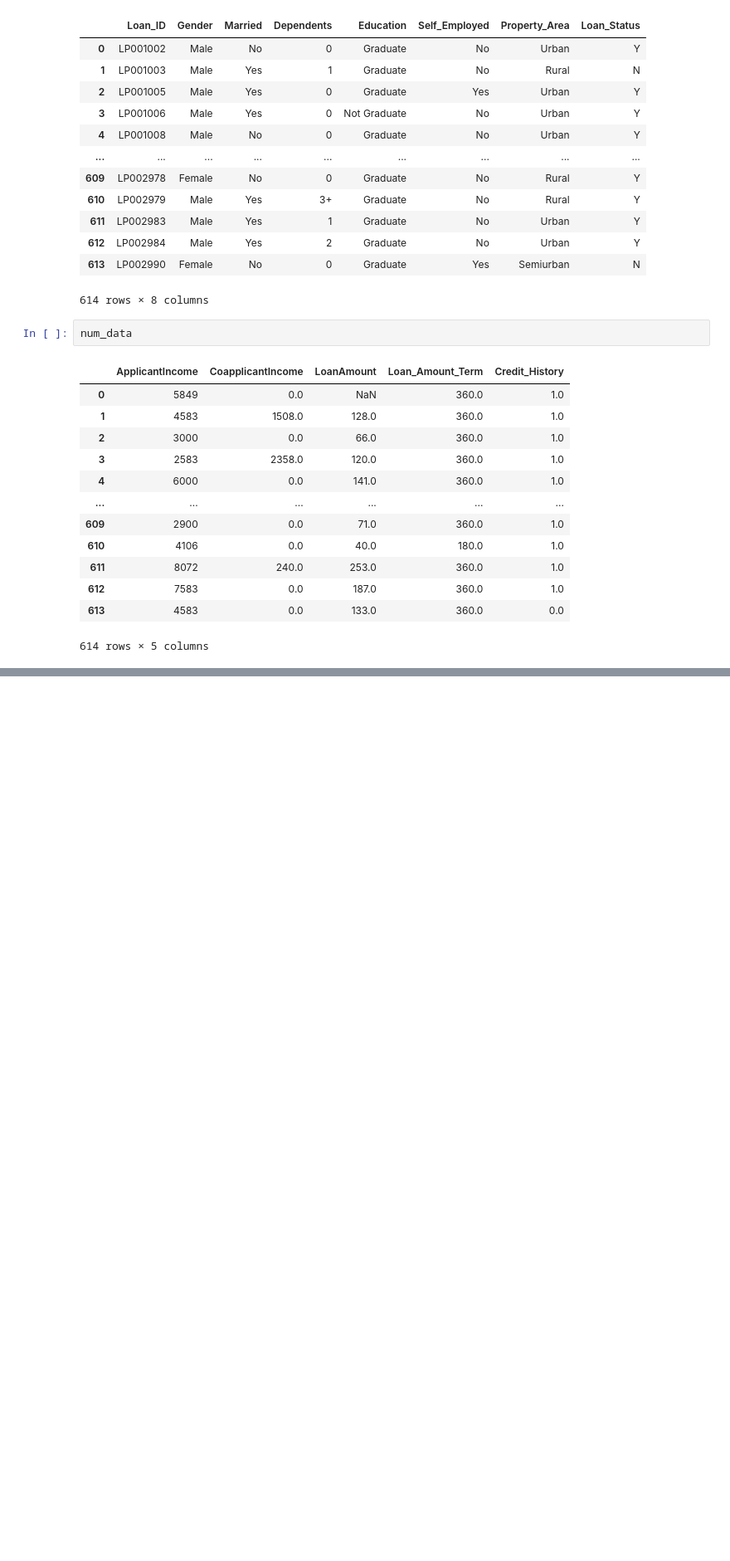
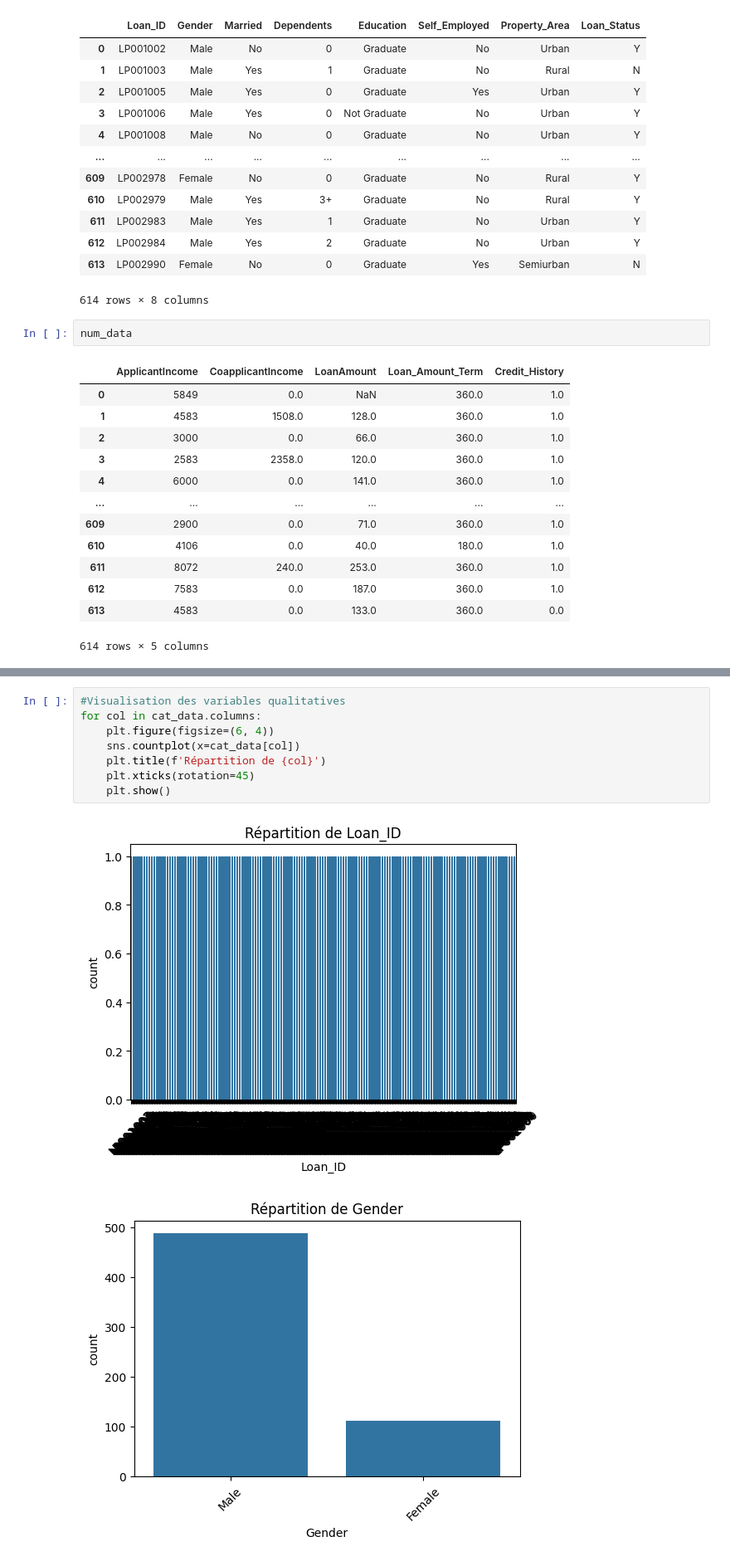
Before and after one commit to sewadaj18/Credit-scoring-cleaning, a Jupyter notebook: Nettoyage crédit.ipynb, the cells around one changed output, grey strips where cells are left out. Shown at 83% size. Drawn from its saved outputs; the diff is of its cells as text; blank space fills up the shorter version.

```diff
--- a/Nettoyage crédit.ipynb
+++ b/Nettoyage crédit.ipynb
@@ -128,0 +142,11 @@ for col in num_data:
+# %%
+#Visualisation des variables qualitatives
+for col in cat_data.columns:
+    plt.figure(figsize=(6, 4))
+    sns.countplot(x=cat_data[col])
+    plt.title(f'Répartition de {col}')
+    plt.xticks(rotation=45)
+    plt.show()
+# %% [output]
+[figure, added]
+[figure, added]
```
Also changed, not shown: parts of 3 cells of this notebook.
